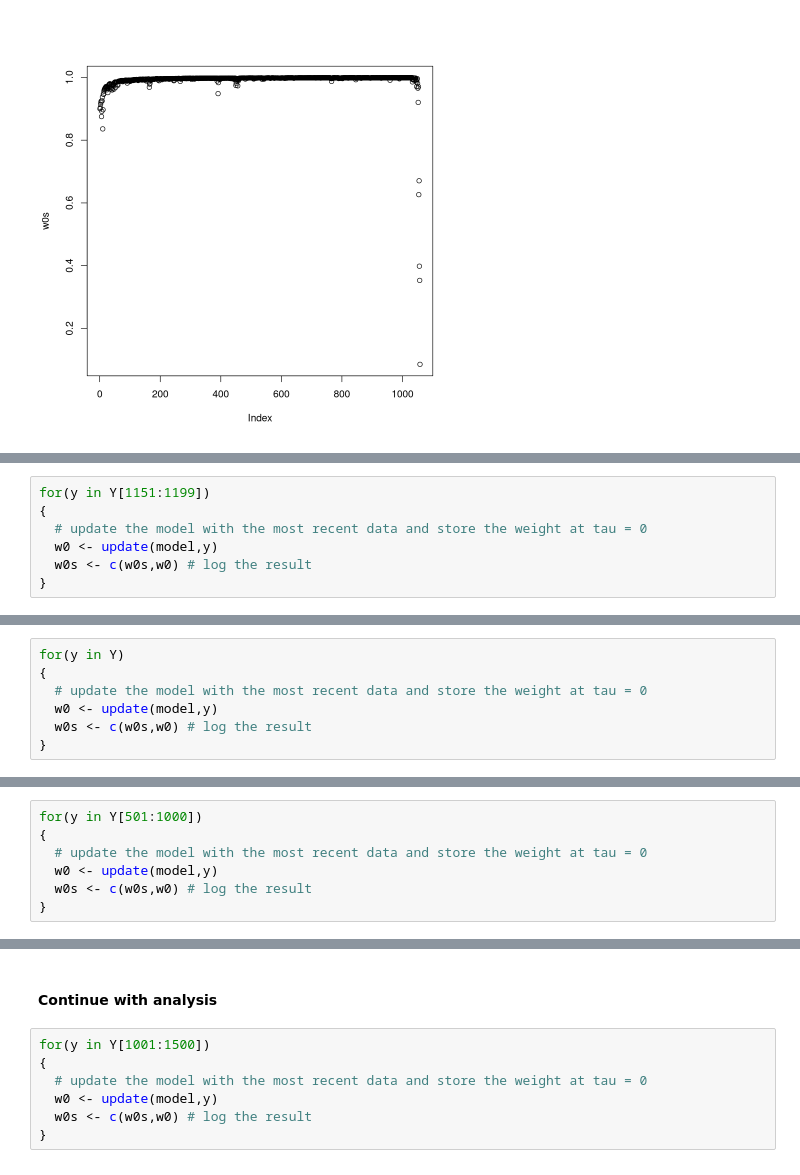
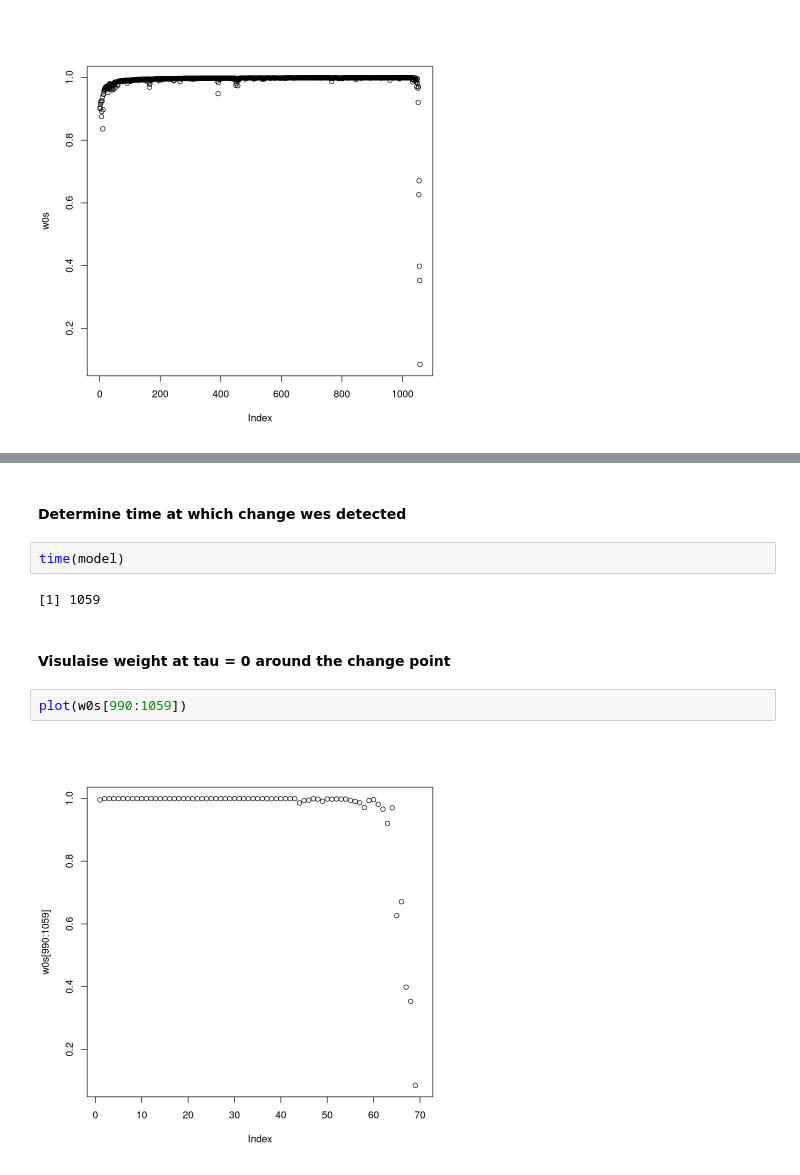
Before and after one commit to grosed/bagel, a Jupyter notebook: notebooks/README.ipynb, the cells around one changed output, grey strips where cells are left out. Drawn from its saved outputs; the diff is of its cells as text.

```diff
--- a/notebooks/README.ipynb
+++ b/notebooks/README.ipynb
@@ -183,7 +167,0 @@ plot(w0s)
-# %%
-for(y in Y[1151:1199])
-{
-  # update the model with the most recent data and store the weight at tau = 0
-  w0 <- update(model,y)
-  w0s <- c(w0s,w0) # log the result
-}
@@ -201,7 +167,0 @@ head(weights(model))
-# %%
-for(y in Y)
-{
-  # update the model with the most recent data and store the weight at tau = 0
-  w0 <- update(model,y)
-  w0s <- c(w0s,w0) # log the result
-}
@@ -216,7 +167,0 @@ plot(w0s)
-# %%
-for(y in Y[501:1000])
-{
-  # update the model with the most recent data and store the weight at tau = 0
-  w0 <- update(model,y)
-  w0s <- c(w0s,w0) # log the result
-}
@@ -227,9 +168,12 @@ plot(w0s)
-# %% [markdown]
-#### Continue with analysis
-# %%
-for(y in Y[1001:1500])
-{
-  # update the model with the most recent data and store the weight at tau = 0
-  w0 <- update(model,y)
-  w0s <- c(w0s,w0) # log the result
-}
+# %% [markdown]
+#### Determine time at which change wes detected
+# %%
+time(model)
+# %% [output]
+[1] 1059
+# %% [markdown]
+#### Visulaise weight at tau = 0 around the change point
+# %%
+plot(w0s[990:1059])
+# %% [output]
+[figure, added]
```
Also changed, not shown: parts of 28 cells of this notebook, 1 other file.
